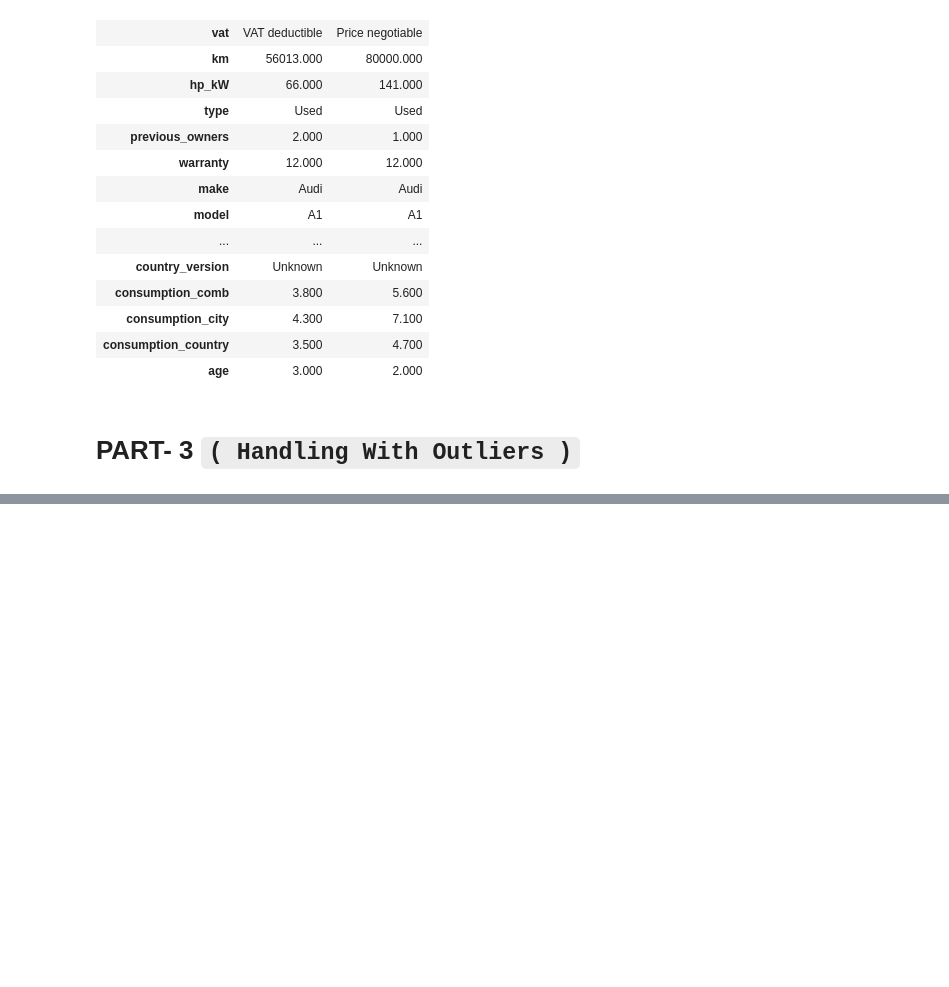
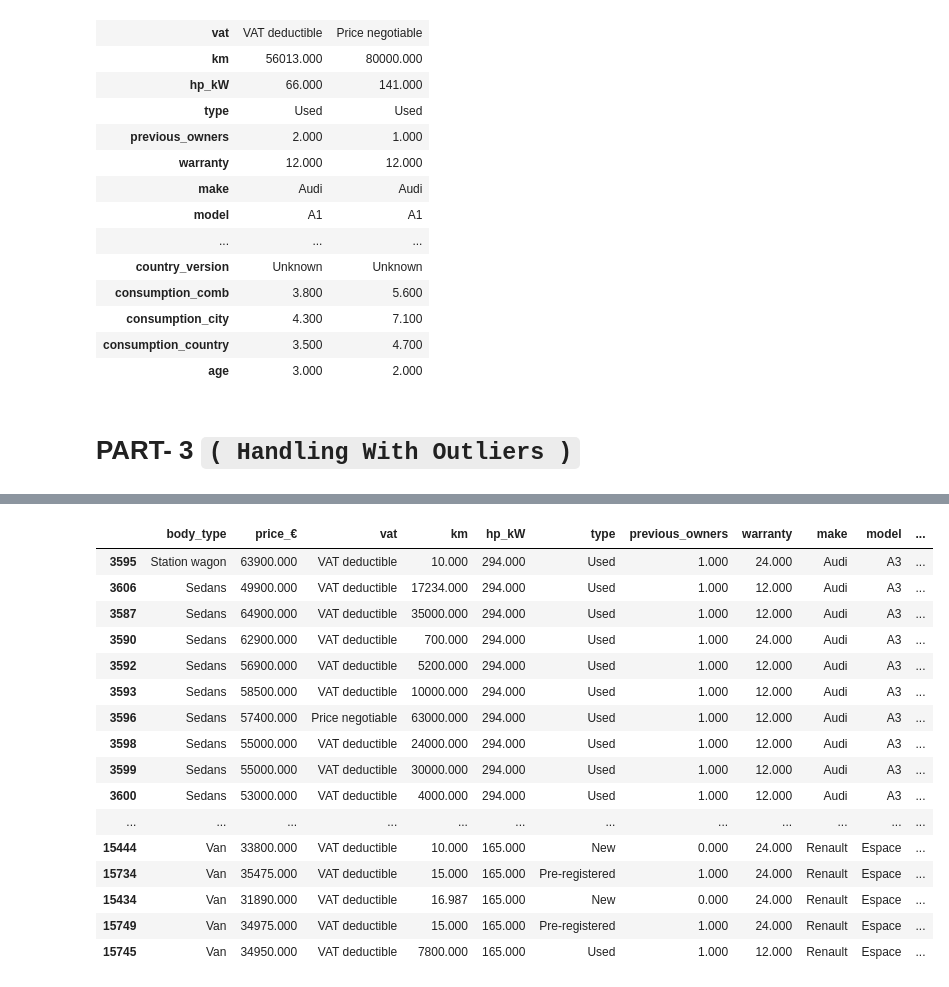
Before and after one commit to ustab/SOURCE, a Jupyter notebook: Expolatory Data Analysis(EDA) Capstone Project-Scout Car/Capstone Project-(Handling With Outliers).ipynb, the cells around one changed output, grey strips where cells are left out. Saved outputs shown, nothing was run; the diff lists cells and outputs as text; code cells hidden in the pictures; blank space fills up the shorter version.

```diff
--- a/Expolatory Data Analysis(EDA) Capstone Project-Scout Car/Capstone Project-(Handling With Outliers).ipynb
+++ b/Expolatory Data Analysis(EDA) Capstone Project-Scout Car/Capstone Project-(Handling With Outliers).ipynb
@@ -82,0 +249,20 @@ df.head(2).T
+# %%
+df.loc[df["hp_kW"].sort_values(ascending=False).head(50).index]
+# %% [output]
+|  | body_type | price_€ | vat | km | hp_kW | type | previous_owners | warranty | make | model | ... |
+| 3595 | Station wagon | 63900.000 | VAT deductible | 10.000 | 294.000 | Used | 1.000 | 24.000 | Audi | A3 | ... |
+| 3606 | Sedans | 49900.000 | VAT deductible | 17234.000 | 294.000 | Used | 1.000 | 12.000 | Audi | A3 | ... |
+| 3587 | Sedans | 64900.000 | VAT deductible | 35000.000 | 294.000 | Used | 1.000 | 12.000 | Audi | A3 | ... |
+| 3590 | Sedans | 62900.000 | VAT deductible | 700.000 | 294.000 | Used | 1.000 | 24.000 | Audi | A3 | ... |
+| 3592 | Sedans | 56900.000 | VAT deductible | 5200.000 | 294.000 | Used | 1.000 | 12.000 | Audi | A3 | ... |
+| 3593 | Sedans | 58500.000 | VAT deductible | 10000.000 | 294.000 | Used | 1.000 | 12.000 | Audi | A3 | ... |
+| 3596 | Sedans | 57400.000 | Price negotiable | 63000.000 | 294.000 | Used | 1.000 | 12.000 | Audi | A3 | ... |
+| 3598 | Sedans | 55000.000 | VAT deductible | 24000.000 | 294.000 | Used | 1.000 | 12.000 | Audi | A3 | ... |
+| 3599 | Sedans | 55000.000 | VAT deductible | 30000.000 | 294.000 | Used | 1.000 | 12.000 | Audi | A3 | ... |
+| 3600 | Sedans | 53000.000 | VAT deductible | 4000.000 | 294.000 | Used | 1.000 | 12.000 | Audi | A3 | ... |
+| ... | ... | ... | ... | ... | ... | ... | ... | ... | ... | ... | ... |
+| 15444 | Van | 33800.000 | VAT deductible | 10.000 | 165.000 | New | 0.000 | 24.000 | Renault | Espace | ... |
+| 15734 | Van | 35475.000 | VAT deductible | 15.000 | 165.000 | Pre-registered | 1.000 | 24.000 | Renault | Espace | ... |
+| 15434 | Van | 31890.000 | VAT deductible | 16.987 | 165.000 | New | 0.000 | 24.000 | Renault | Espace | ... |
+| 15749 | Van | 34975.000 | VAT deductible | 15.000 | 165.000 | Pre-registered | 1.000 | 24.000 | Renault | Espace | ... |
+| 15745 | Van | 34950.000 | VAT deductible | 7800.000 | 165.000 | Used | 1.000 | 12.000 | Renault | Espace | ... |
```
Also changed, not shown: parts of 18 cells of this notebook.
